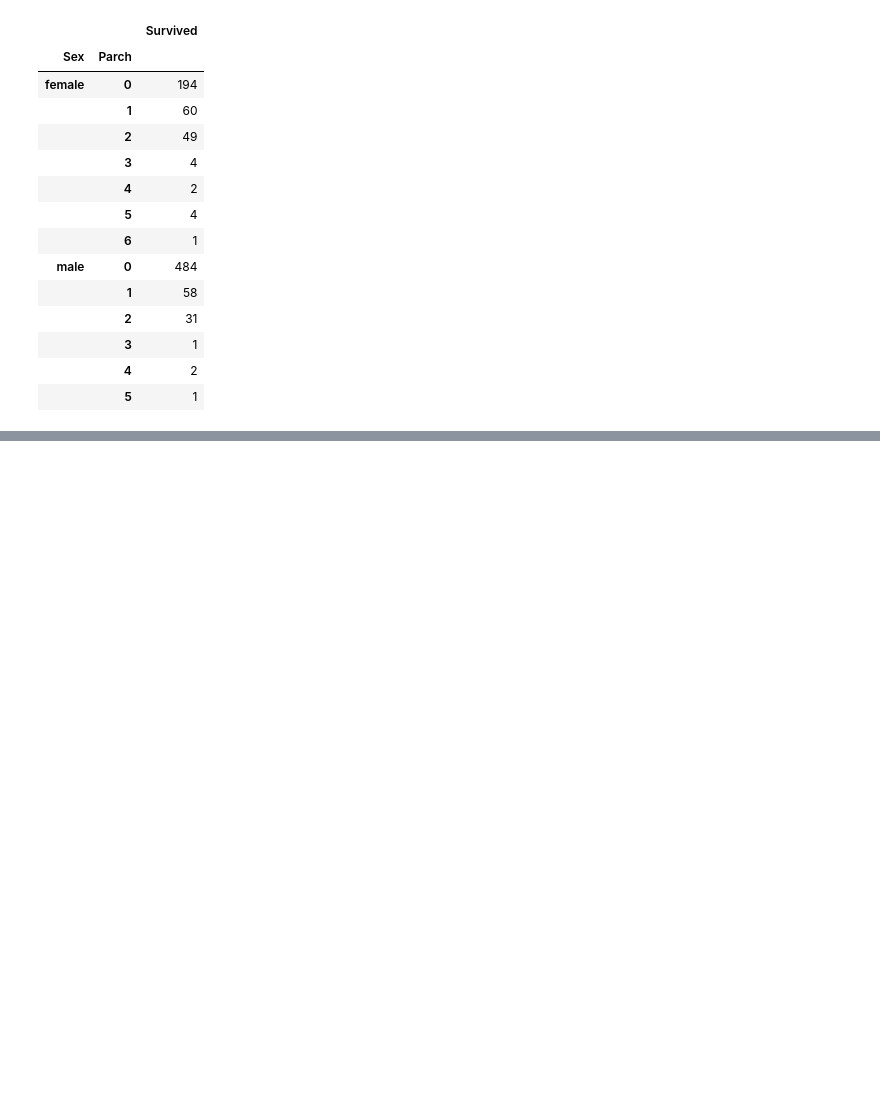
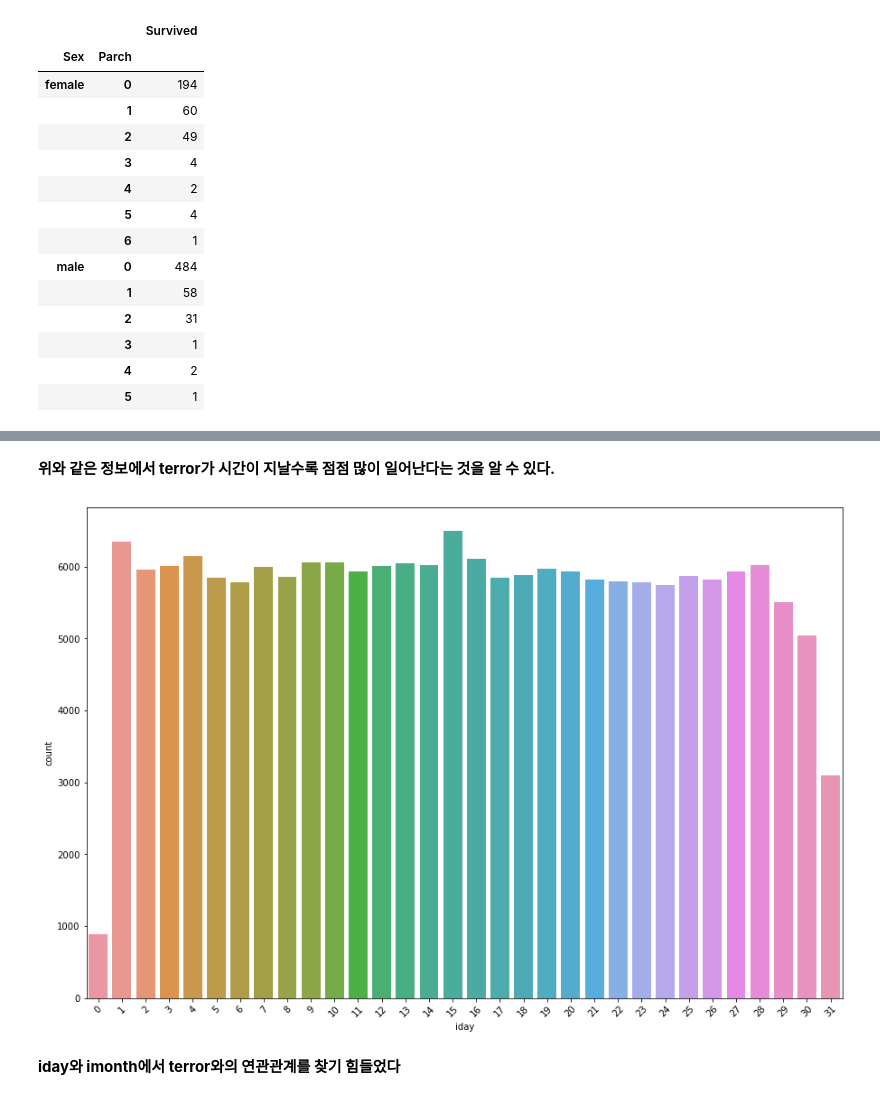
Before and after one commit to super-corini/programmers_kdt_II, a Jupyter notebook: day4/EDA_Code.ipynb, the cells around one changed output, grey strips where cells are left out. Saved outputs shown, nothing was run; the diff lists cells and outputs as text; code cells hidden in the pictures; blank space fills up the shorter version.

```diff
--- a/day4/EDA_Code.ipynb
+++ b/day4/EDA_Code.ipynb
@@ -95,0 +199,11 @@ titanic_df[['Sex', 'Survived', 'Parch']].groupby(['Sex', 'Parch']).count()
+# %% [markdown]
+**위와 같은 정보에서 terror가 시간이 지날수록 점점 많이 일어난다는 것을 알 수 있다.**
+# %%
+plt.figure(figsize=(15,10))
+sns.countplot(x='iday', data=terror_df)
+plt.xticks(rotation=45)
+plt.show()
+# %% [output]
+[figure, added]
+# %% [markdown]
+**iday와 imonth에서 terror와의 연관관계를 찾기 힘들었다**
```
Also changed, not shown: parts of 23 cells of this notebook, 2 other files.
